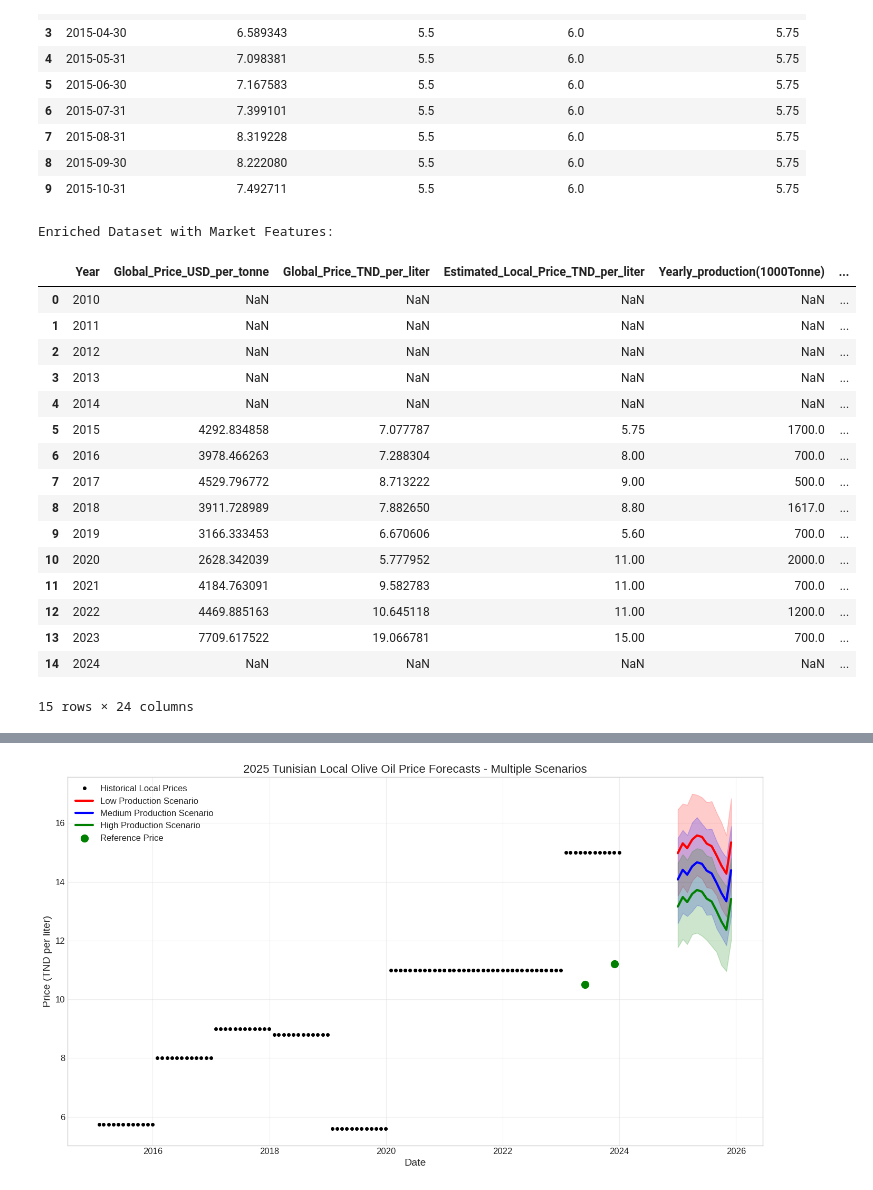
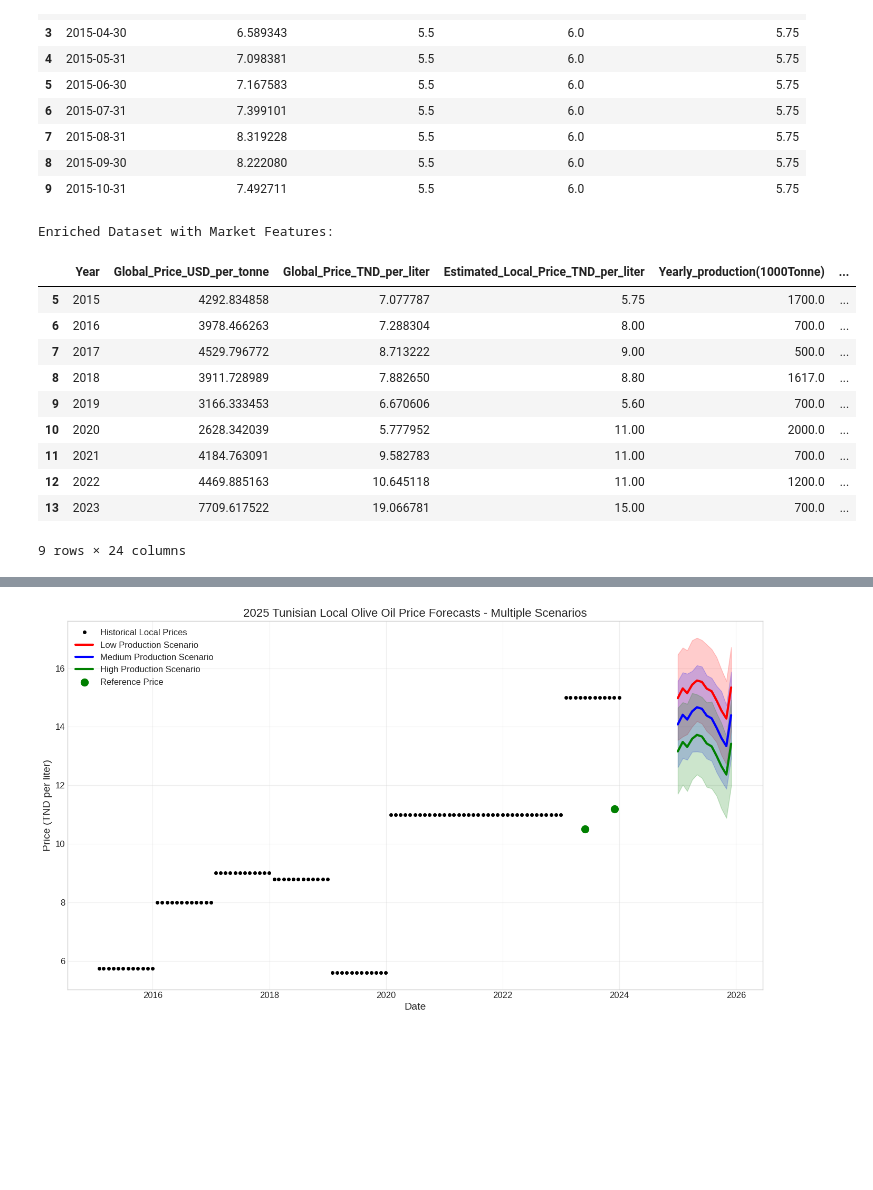
Before and after one commit to Aziz7905/FarmWise, a Jupyter notebook: olive oil price forecasting notebook/ProphetForcasting_Olive_Oil.ipynb, the cells around one changed output, grey strips where cells are left out. Saved outputs shown, nothing was run; the diff lists cells and outputs as text; code cells hidden in the pictures; blank space fills up the shorter version.

```diff
--- a/olive oil price forecasting notebook/ProphetForcasting_Olive_Oil.ipynb
+++ b/olive oil price forecasting notebook/ProphetForcasting_Olive_Oil.ipynb
@@ -239,39 +237,34 @@ combined_data['Tunisia_Consumption'] = combined_data.apply(estimate_consumption,
 
 # Calculate surplus/deficit and market tension metrics
 combined_data['Tunisia_Surplus'] = combined_data['Tunisia_Production_Min'].fillna(combined_data['Yearly_production(1000Tonne)']) - combined_data['Tunisia_Consumption']
 combined_data['Italy_Deficit'] = combined_data['Italy_Consumption'] - combined_data['Italy_Production_Min']
 combined_data['Spain_Deficit'] = combined_data['Spain_Consumption'] - combined_data['Spain_Production_Min']
 
 # Calculate EU import demand (Italy + Spain deficit)
 combined_data['EU_Import_Demand'] = combined_data['Italy_Deficit'].fillna(0) + combined_data['Spain_Deficit'].fillna(0)
 
 # Calculate market tension (ratio of import demand to export potential)
 combined_data['Market_Tension'] = combined_data['EU_Import_Demand'] / combined_data['Tunisia_Surplus']
 combined_data['Market_Tension'].replace([np.inf, -np.inf], np.nan, inplace=True)
 combined_data['Market_Tension'].fillna(combined_data['Market_Tension'].median(), inplace=True)
 
 # Create export ratio feature (original version)
 combined_data['Export_Ratio'] = combined_data['Yearly_Exports'] / (combined_data['Tunisia_Production_Min'] * 1000000)
 combined_data['Export_Ratio'].replace([np.inf, -np.inf], np.nan, inplace=True)
 combined_data['Export_Ratio'].fillna(combined_data['Export_Ratio'].median(), inplace=True)
 
 # Add price premium feature (local price premium over global price)
 combined_data['Local_Price_Premium'] = combined_data['Estimated_Local_Price_TND_per_liter'] / combined_data['Global_Price_TND_per_liter']
 
 # Add domestic market pressure (original version)
 combined_data['Domestic_Market_Pressure'] = 1 / (combined_data['Tunisia_Surplus'] + 0.1)  # Add small constant to avoid div by zero
 
 
 print("\nEnriched Dataset with Market Features:")
-display(combined_data)
+display(combined_data.iloc[5:14])
 # %% [output]
 Enriched Dataset with Market Features:
 |  | Year | Global_Price_USD_per_tonne | Global_Price_TND_per_liter | Estimated_Local_Price_TND_per_liter | Yearly_production(1000Tonne) | ... |
-| 0 | 2010 | NaN | NaN | NaN | NaN | ... |
-| 1 | 2011 | NaN | NaN | NaN | NaN | ... |
-| 2 | 2012 | NaN | NaN | NaN | NaN | ... |
-| 3 | 2013 | NaN | NaN | NaN | NaN | ... |
-| 4 | 2014 | NaN | NaN | NaN | NaN | ... |
 | 5 | 2015 | 4292.834858 | 7.077787 | 5.75 | 1700.0 | ... |
 | 6 | 2016 | 3978.466263 | 7.288304 | 8.00 | 700.0 | ... |
 | 7 | 2017 | 4529.796772 | 8.713222 | 9.00 | 500.0 | ... |
@@ -281,6 +274,5 @@ Enriched Dataset with Market Features:
 | 11 | 2021 | 4184.763091 | 9.582783 | 11.00 | 700.0 | ... |
 | 12 | 2022 | 4469.885163 | 10.645118 | 11.00 | 1200.0 | ... |
 | 13 | 2023 | 7709.617522 | 19.066781 | 15.00 | 700.0 | ... |
-| 14 | 2024 | NaN | NaN | NaN | NaN | ... |
-15 rows × 24 columns
+9 rows × 24 columns
 # %%
```
Also changed, not shown: parts of 5 cells of this notebook.
